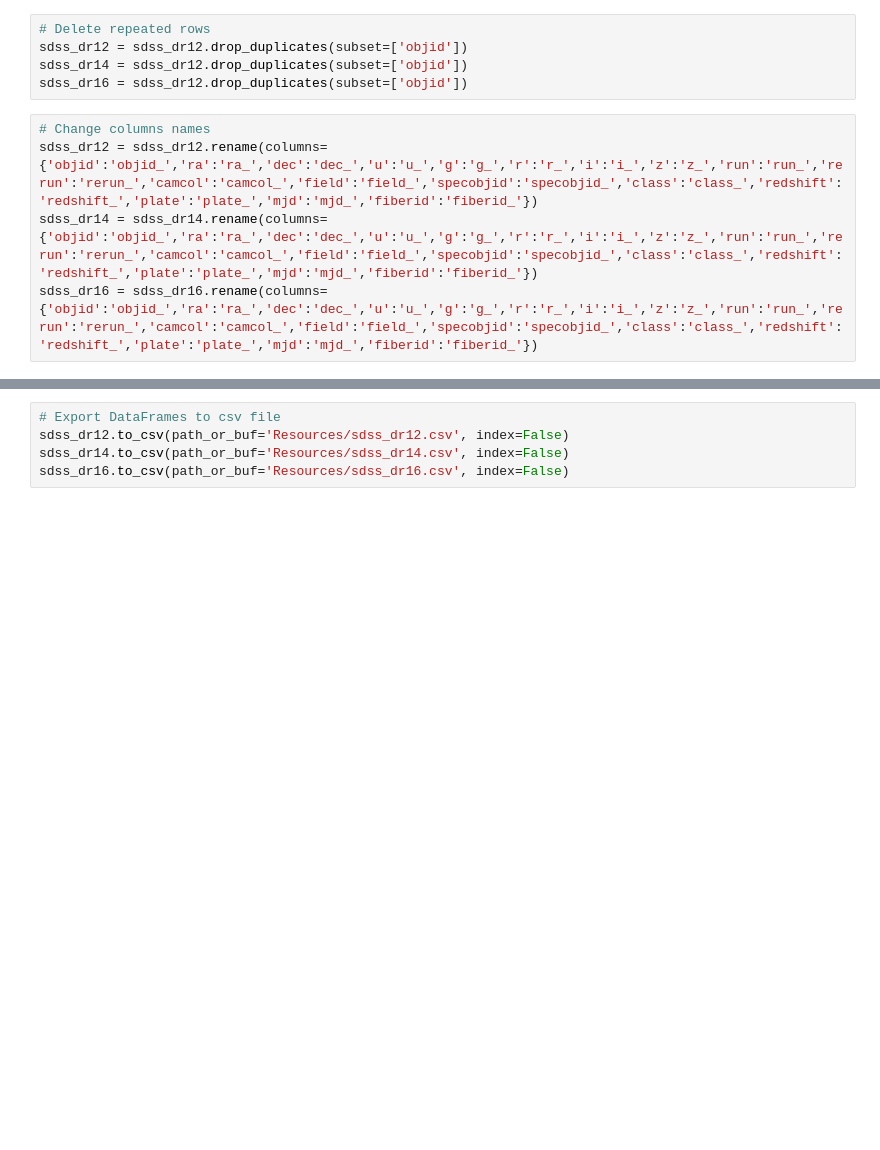
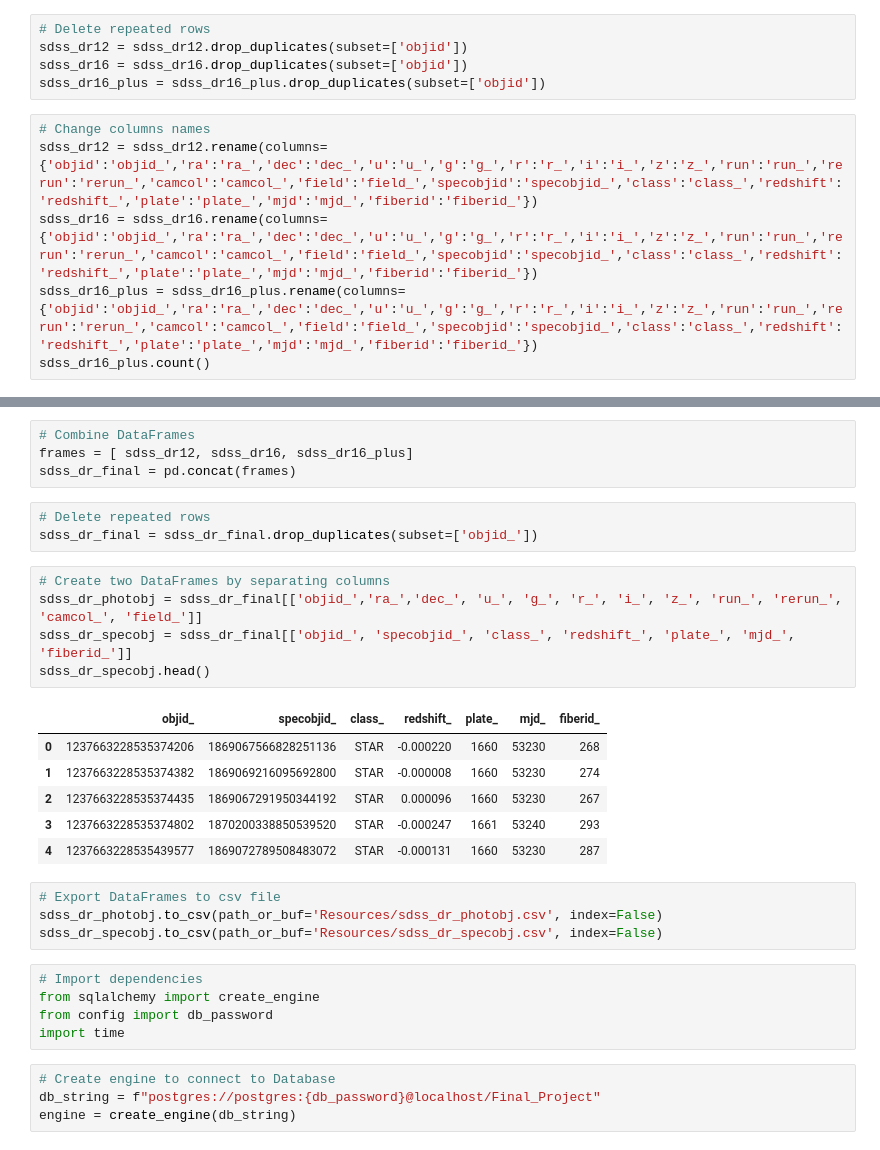
Before and after one commit to NASAResearchProject/NASA_Project, a Jupyter notebook: Dataset_cleaning.ipynb, the cells around one changed output, grey strips where cells are left out. Drawn from its saved outputs; the diff is of its cells as text; blank space fills up the shorter version.

Commit message:
Updating data cleaning script.

```diff
--- a/Dataset_cleaning.ipynb
+++ b/Dataset_cleaning.ipynb
@@ -12,10 +77,11 @@ sdss_dr16 = sdss_dr16.dropna()
 # %%
 # Delete repeated rows
 sdss_dr12 = sdss_dr12.drop_duplicates(subset=['objid'])
-sdss_dr14 = sdss_dr12.drop_duplicates(subset=['objid'])
-sdss_dr16 = sdss_dr12.drop_duplicates(subset=['objid'])
+sdss_dr16 = sdss_dr16.drop_duplicates(subset=['objid'])
+sdss_dr16_plus = sdss_dr16_plus.drop_duplicates(subset=['objid'])
 # %%
 # Change columns names
 sdss_dr12 = sdss_dr12.rename(columns={'objid':'objid_','ra':'ra_','dec':'dec_','u':'u_','g':'g_','r':'r_','i':'i_','z':'z_','run':'run_','rerun':'rerun_','camcol':'camcol_','field':'field_','specobjid':'specobjid_','class':'class_','redshift':'redshift_','plate':'plate_','mjd':'mjd_','fiberid':'fiberid_'})
-sdss_dr14 = sdss_dr14.rename(columns={'objid':'objid_','ra':'ra_','dec':'dec_','u':'u_','g':'g_','r':'r_','i':'i_','z':'z_','run':'run_','rerun':'rerun_','camcol':'camcol_','field':'field_','specobjid':'specobjid_','class':'class_','redshift':'redshift_','plate':'plate_','mjd':'mjd_','fiberid':'fiberid_'})
 sdss_dr16 = sdss_dr16.rename(columns={'objid':'objid_','ra':'ra_','dec':'dec_','u':'u_','g':'g_','r':'r_','i':'i_','z':'z_','run':'run_','rerun':'rerun_','camcol':'camcol_','field':'field_','specobjid':'specobjid_','class':'class_','redshift':'redshift_','plate':'plate_','mjd':'mjd_','fiberid':'fiberid_'})
+sdss_dr16_plus = sdss_dr16_plus.rename(columns={'objid':'objid_','ra':'ra_','dec':'dec_','u':'u_','g':'g_','r':'r_','i':'i_','z':'z_','run':'run_','rerun':'rerun_','camcol':'camcol_','field':'field_','specobjid':'specobjid_','class':'class_','redshift':'redshift_','plate':'plate_','mjd':'mjd_','fiberid':'fiberid_'})
+sdss_dr16_plus.count()
@@ -22,5 +108,32 @@ sdss_dr16 = sdss_dr16.rename(columns={'objid':'objid_','ra':'ra_','dec':'dec_','
+# %%
+# Combine DataFrames
+frames = [ sdss_dr12, sdss_dr16, sdss_dr16_plus]
+sdss_dr_final = pd.concat(frames)
+# %%
+# Delete repeated rows
+sdss_dr_final = sdss_dr_final.drop_duplicates(subset=['objid_'])
+# %%
+# Create two DataFrames by separating columns
+sdss_dr_photobj = sdss_dr_final[['objid_','ra_','dec_', 'u_', 'g_', 'r_', 'i_', 'z_', 'run_', 'rerun_', 'camcol_', 'field_']]
+sdss_dr_specobj = sdss_dr_final[['objid_', 'specobjid_', 'class_', 'redshift_', 'plate_', 'mjd_', 'fiberid_']]
+sdss_dr_specobj.head()
+# %% [output]
+|  | objid_ | specobjid_ | class_ | redshift_ | plate_ | mjd_ | fiberid_ |
+| 0 | 1237663228535374206 | 1869067566828251136 | STAR | -0.000220 | 1660 | 53230 | 268 |
+| 1 | 1237663228535374382 | 1869069216095692800 | STAR | -0.000008 | 1660 | 53230 | 274 |
+| 2 | 1237663228535374435 | 1869067291950344192 | STAR | 0.000096 | 1660 | 53230 | 267 |
+| 3 | 1237663228535374802 | 1870200338850539520 | STAR | -0.000247 | 1661 | 53240 | 293 |
+| 4 | 1237663228535439577 | 1869072789508483072 | STAR | -0.000131 | 1660 | 53230 | 287 |
 # %%
 # Export DataFrames to csv file
-sdss_dr12.to_csv(path_or_buf='Resources/sdss_dr12.csv', index=False)
-sdss_dr14.to_csv(path_or_buf='Resources/sdss_dr14.csv', index=False)
-sdss_dr16.to_csv(path_or_buf='Resources/sdss_dr16.csv', index=False)
+sdss_dr_photobj.to_csv(path_or_buf='Resources/sdss_dr_photobj.csv', index=False)
+sdss_dr_specobj.to_csv(path_or_buf='Resources/sdss_dr_specobj.csv', index=False)
+# %%
+# Import dependencies
+from sqlalchemy import create_engine
+from config import db_password
+import time
+# %%
+# Create engine to connect to Database
+db_string = f"postgres://postgres:{db_password}@localhost/Final_Project"
+engine = create_engine(db_string)
```
Also changed, not shown: parts of 9 cells of this notebook.
